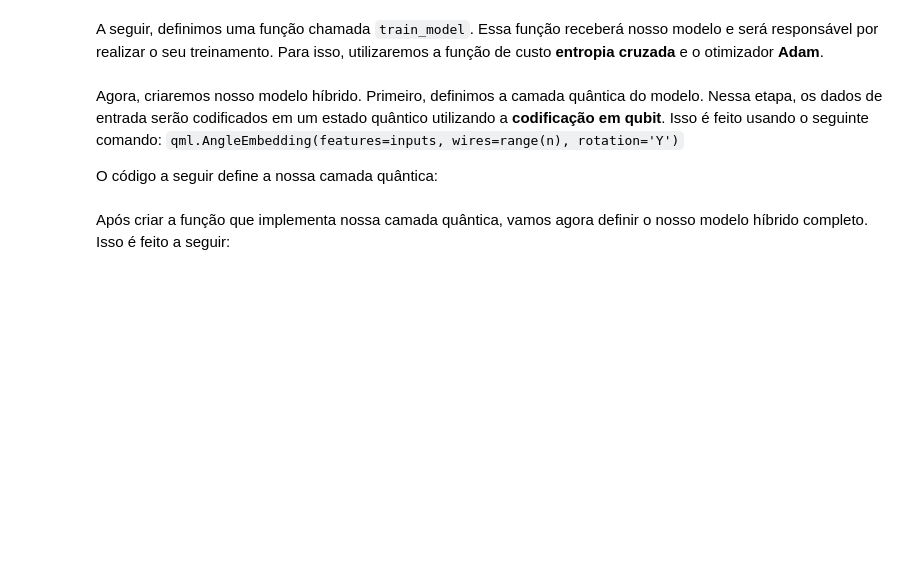
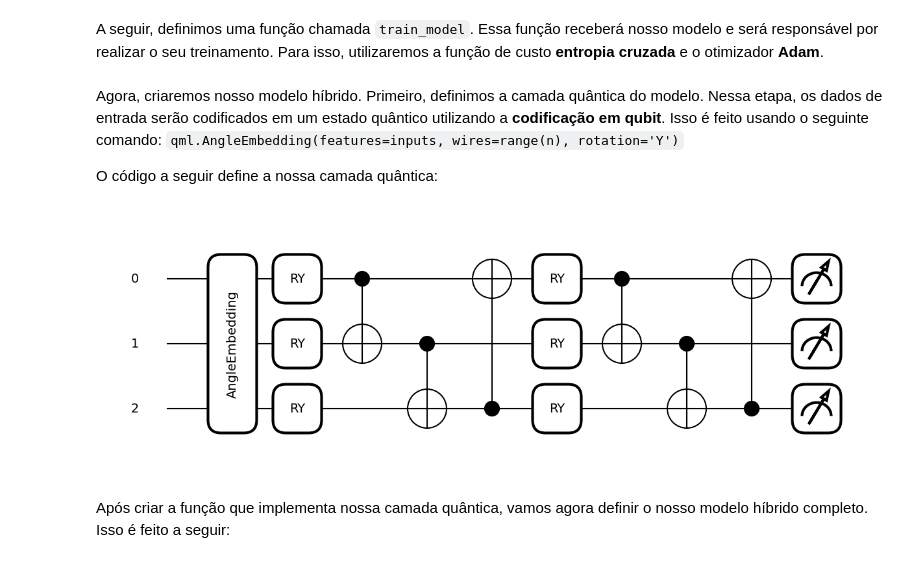
Before and after one commit to lucasfriedrich97/MiniCursoQNN, a Jupyter notebook: QNNExemploSimples.ipynb, the cells around one changed output. Drawn from its saved outputs; the diff is of its cells as text; code cells hidden in the pictures; blank space fills up the shorter version.

```diff
--- a/QNNExemploSimples.ipynb
+++ b/QNNExemploSimples.ipynb
@@ -296,5 +298,15 @@ def qlayer1(n, L):
     # Retorna a camada pronta para ser usada dentro de uma rede neural híbrida
     return qlayer
+# %%
+n = 3
+l = 2
+x = torch.rand(n)
+w = torch.rand(n,l)
+ql = qlayer1(n,l)
+fig, ax = qml.draw_mpl(ql)(x,w)
+plt.show()
+# %% [output]
+[figure, added]
 # %% [markdown]
 Após criar a função que implementa nossa camada quântica, vamos agora definir o nosso modelo híbrido completo. Isso é feito a seguir:
 # %%
```
Also changed, not shown: parts of 1 cell of this notebook.
